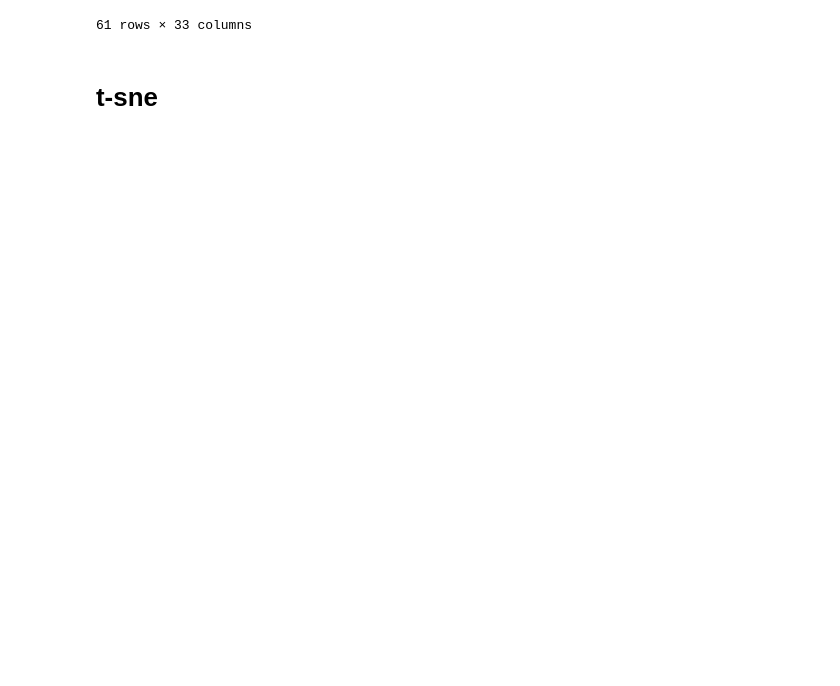
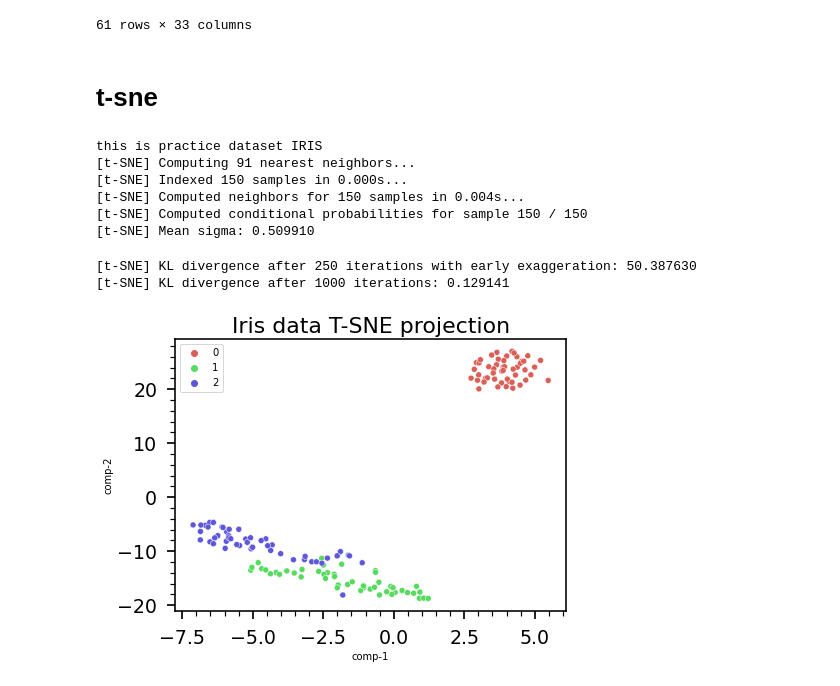
Before and after one commit to hshadman/integrin_expression_data_mining, a Jupyter notebook: ccle_breast_sklearn_v2.ipynb, the cells around one changed output. Drawn from its saved outputs; the diff is of its cells as text; code cells hidden in the pictures; blank space fills up the shorter version.

Commit message:
ccle data

```diff
--- a/ccle_breast_sklearn_v2.ipynb
+++ b/ccle_breast_sklearn_v2.ipynb
@@ -277,33 +277,42 @@ integrins_rna_breast
 # t-sne
 # %%
 #first a little practice
-fig, ax = plt.subplots (figsize = (10,10))
+print('this is practice dataset IRIS')
+fig, ax = plt.subplots (figsize = (7,5))
 iris = load_iris()
 x = iris.data
 y = iris.target
 
-#practice continued
+
 tsne = TSNE(n_components=2, verbose=1, random_state=123)
 z = tsne.fit_transform(x)
 
-#practice continued
+
 df = pd.DataFrame()
 df["y"] = y
 df["comp-1"] = z[:,0]
 df["comp-2"] = z[:,1]
 
 sns.scatterplot(x="comp-1", y="comp-2", hue=df.y.tolist(),
                 palette=sns.color_palette("hls", 3),ax=ax,
-                data=df).set(title="Iris data T-SNE projection")
+                data=df).axes.set_title("Iris data T-SNE projection",fontsize=22)
 
 plt.setp(ax.get_xticklabels(),fontsize=19)
 plt.setp(ax.get_yticklabels(),fontsize=19)
-ax.set_xlabel('N',fontsize=22)
-ax.set_ylabel('$f_C$',fontsize=22)
 #ax.set_ylim(0.8,1)
 for i in ['top', 'left', 'right', 'bottom']:
     ax.spines[i].set_linewidth(1.6)
 
 ax.minorticks_on()
 ax.tick_params(axis='both', which='major', labelsize=19, width = 1.7, size = 8,pad=10)
 ax.tick_params(axis='both', which='minor', width = 1.2, size = 5)
+# %% [output]
+this is practice dataset IRIS
+[t-SNE] Computing 91 nearest neighbors...
+[t-SNE] Indexed 150 samples in 0.000s...
+[t-SNE] Computed neighbors for 150 samples in 0.004s...
+[t-SNE] Computed conditional probabilities for sample 150 / 150
+[t-SNE] Mean sigma: 0.509910
+[t-SNE] KL divergence after 250 iterations with early exaggeration: 50.387630
+[t-SNE] KL divergence after 1000 iterations: 0.129141
+[figure, added]
```
Also changed, not shown: parts of 1 cell of this notebook.
